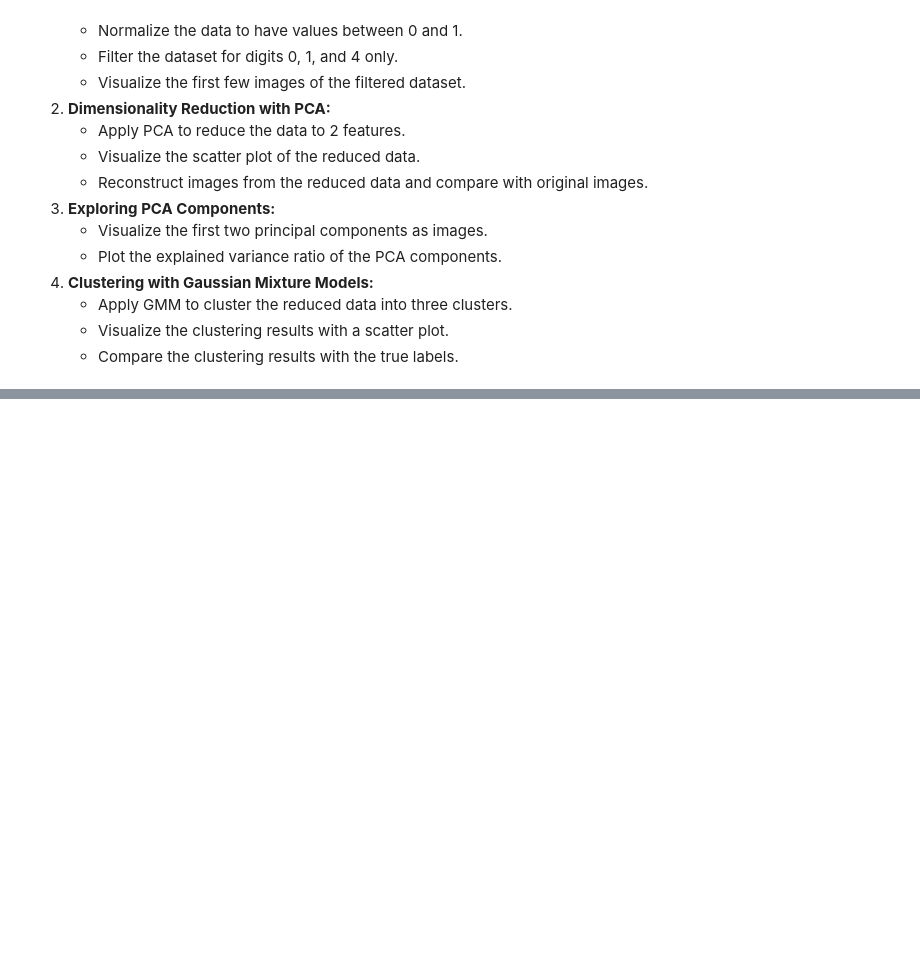
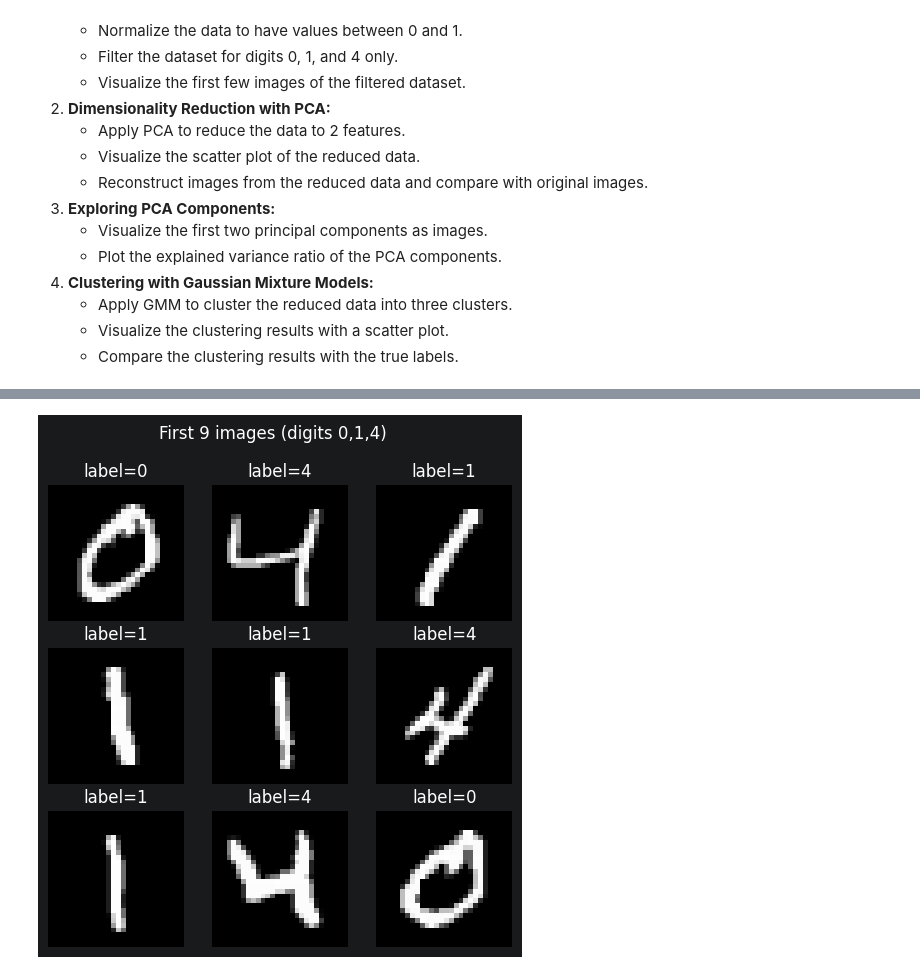
Before and after one commit to hegged/GMLP, a Jupyter notebook: P9/09_Clustering.ipynb, the cells around one changed output, grey strips where cells are left out. Cells and saved outputs as stored; diff of their text form; code cells hidden in the pictures; blank space fills up the shorter version.

```diff
--- a/P9/09_Clustering.ipynb
+++ b/P9/09_Clustering.ipynb
@@ -62,3 +105,95 @@
                 </ul>
             </li>
         </ol>
+# %%
+from sklearn.datasets import fetch_openml
+from sklearn.decomposition import PCA
+from sklearn.metrics import adjusted_rand_score
+from collections import Counter
+
+# Exercise 2: PCA + GMM on MNIST (digits 0,1,4)
+mnist = fetch_openml('mnist_784', version=1, as_frame=False)
+X_all = mnist['data'] / 255.0
+y_all = mnist['target'].astype(int)
+mask = (y_all == 0) | (y_all == 1) | (y_all == 4)
+X = X_all[mask]
+y = y_all[mask]
+
+print('Filtered dataset shape:', X.shape)
+
+# show first 9 images
+fig, axs = plt.subplots(3, 3, figsize=(6, 6))
+for i, ax in enumerate(axs.ravel()):
+    ax.imshow(X[i].reshape(28, 28), cmap='gray')
+    ax.set_title(f'label={y[i]}')
+    ax.axis('off')
+plt.suptitle('First 9 images (digits 0,1,4)')
+plt.show()
+
+# PCA to 2 components
+pca = PCA(n_components=2, random_state=0)
+X_pca = pca.fit_transform(X)
+
+plt.figure(figsize=(8, 6))
+scatter = plt.scatter(X_pca[:, 0], X_pca[:, 1], c=y, cmap='viridis', s=10, alpha=0.7)
+plt.legend(*scatter.legend_elements(), title='digit')
+plt.title('MNIST (0,1,4) projected to 2D with PCA')
+plt.xlabel('PC1')
+plt.ylabel('PC2')
+plt.show()
+
+# reconstruct examples
+X_inv = pca.inverse_transform(X_pca)
+fig, axs = plt.subplots(2, 5, figsize=(10, 4))
+for i in range(5):
+    axs[0, i].imshow(X[i].reshape(28, 28), cmap='gray')
+    axs[0, i].set_title(f'Orig {y[i]}')
+    axs[0, i].axis('off')
+    axs[1, i].imshow(X_inv[i].reshape(28, 28), cmap='gray')
+    axs[1, i].set_title('Recon')
+    axs[1, i].axis('off')
+plt.suptitle('Original (oben) vs. PCA-Rekonstruktion (unten)')
+plt.show()
+
+# show first two principal components as images
+pc1 = pca.components_[0].reshape(28, 28)
+pc2 = pca.components_[1].reshape(28, 28)
+plt.figure(figsize=(6, 3))
+plt.subplot(1, 2, 1); plt.imshow(pc1, cmap='seismic'); plt.title('PC1'); plt.axis('off')
+plt.subplot(1, 2, 2); plt.imshow(pc2, cmap='seismic'); plt.title('PC2'); plt.axis('off')
+plt.suptitle('First two principal components as images')
+plt.show()
+
+plt.figure(figsize=(6, 4))
+plt.plot(np.cumsum(pca.explained_variance_ratio_), marker='o')
+plt.title('Cumulative explained variance (first 2 components)')
+plt.xlabel('number of components')
+plt.ylabel('cumulative explained variance')
+plt.grid(True)
+plt.show()
+
+# GMM on PCA-reduced data
+gmm_mnist = GaussianMixture(n_components=3, random_state=0)
+gmm_mnist.fit(X_pca)
+labels_gmm = gmm_mnist.predict(X_pca)
+
+plt.figure(figsize=(8, 6))
+plt.scatter(X_pca[:, 0], X_pca[:, 1], c=labels_gmm, cmap='tab10', s=10, alpha=0.7)
+plt.title('GMM clustering on PCA-reduced MNIST (3 clusters)')
+plt.xlabel('PC1'); plt.ylabel('PC2')
+plt.show()
+
+ari = adjusted_rand_score(y, labels_gmm)
+print('Adjusted Rand Index (ARI) between true labels and GMM clusters:', ari)
+
+# majority mapping for interpretability
+cluster_to_label = {}
+for c in np.unique(labels_gmm):
+    idx = np.where(labels_gmm == c)[0]
+    most_common = Counter(y[idx]).most_common(1)[0][0]
+    cluster_to_label[c] = most_common
+
+predicted_labels_mapped = np.vectorize(cluster_to_label.get)(labels_gmm)
+accuracy = (predicted_labels_mapped == y).mean()
+print('Cluster-majority-mapped accuracy (approx):', accuracy)
+# %% [output]
@@ -64,0 +201 @@
+[figure, added]
```
Also changed, not shown: parts of 2 cells of this notebook.
